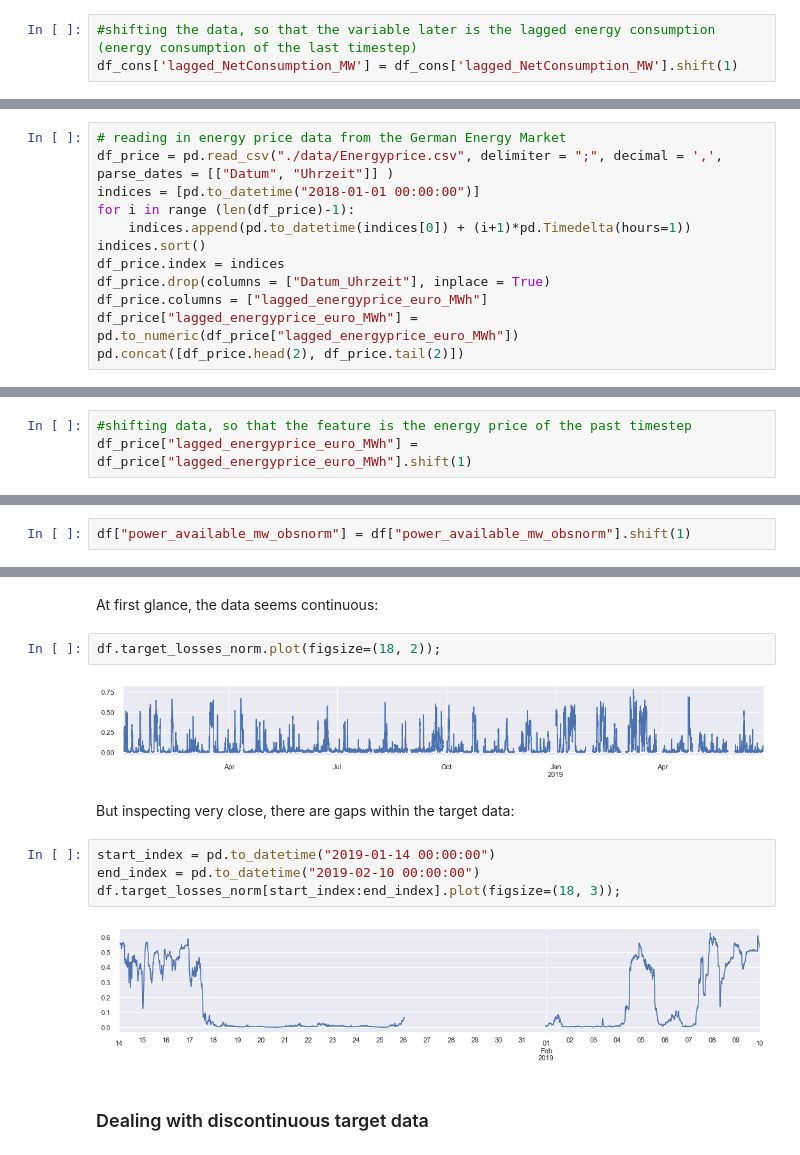
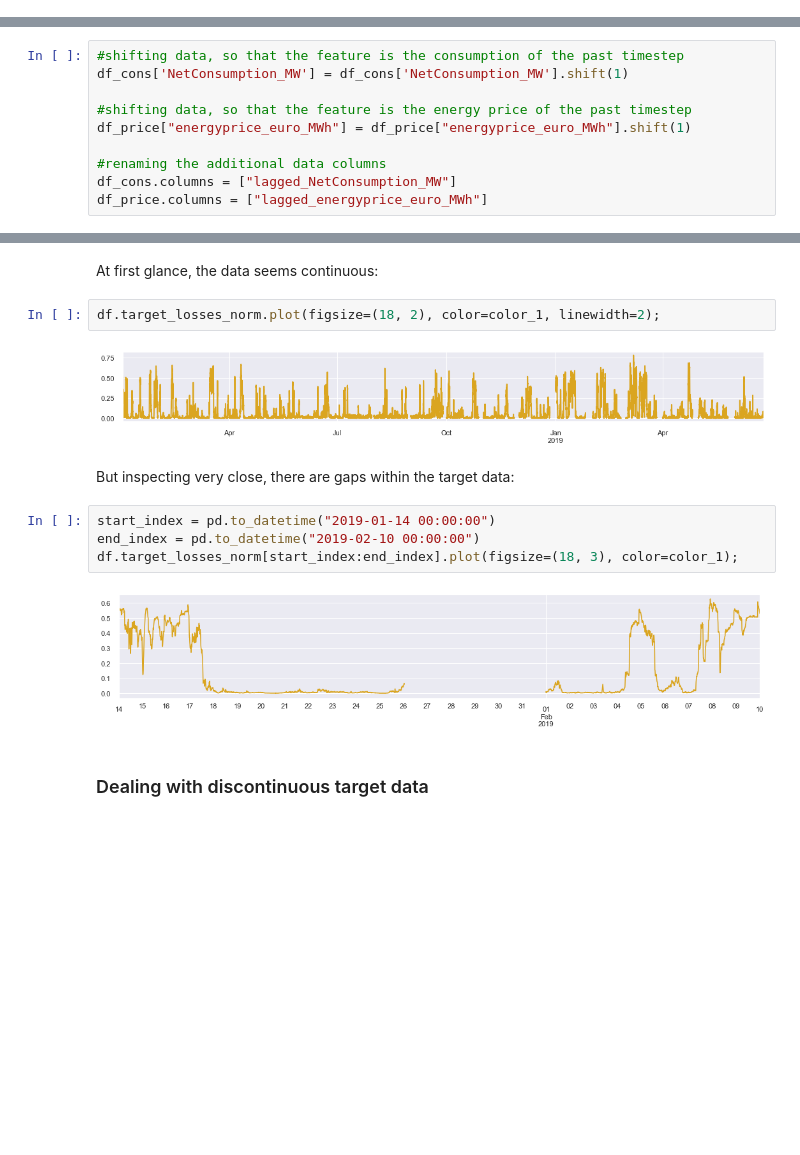
Before and after one commit to Tjade27/FeedInMngmt_prediction, a Jupyter notebook: FeedInMngmt_EDA.ipynb, the cells around one changed output, grey strips where cells are left out. Saved outputs shown, nothing was run; the diff lists cells and outputs as text; blank space fills up the shorter version.

Commit message:
figures and updates readme

```diff
--- a/FeedInMngmt_EDA.ipynb
+++ b/FeedInMngmt_EDA.ipynb
@@ -207,3 +260,0 @@ Considering that the Energy Consumption of the next time step would be another v
-# %%
-#shifting the data, so that the variable later is the lagged energy consumption (energy consumption of the last timestep)
-df_cons['lagged_NetConsumption_MW'] = df_cons['lagged_NetConsumption_MW'].shift(1)
@@ -212,12 +260,0 @@ df_cons['lagged_NetConsumption_MW'] = df_cons['lagged_NetConsumption_MW'].shift(
-# %%
-# reading in energy price data from the German Energy Market
-df_price = pd.read_csv("./data/Energyprice.csv", delimiter = ";", decimal = ',', parse_dates = [["Datum", "Uhrzeit"]] )
-indices = [pd.to_datetime("2018-01-01 00:00:00")]
-for i in range (len(df_price)-1):
-    indices.append(pd.to_datetime(indices[0]) + (i+1)*pd.Timedelta(hours=1))
-indices.sort()
-df_price.index = indices
-df_price.drop(columns = ["Datum_Uhrzeit"], inplace = True)
-df_price.columns = ["lagged_energyprice_euro_MWh"]
-df_price["lagged_energyprice_euro_MWh"] = pd.to_numeric(df_price["lagged_energyprice_euro_MWh"])
-pd.concat([df_price.head(2), df_price.tail(2)])
@@ -235,4 +261,11 @@ Considering that the Energy Price of the next time step would be another value t
 # %%
+#shifting data, so that the feature is the consumption of the past timestep
+df_cons['NetConsumption_MW'] = df_cons['NetConsumption_MW'].shift(1)
+
 #shifting data, so that the feature is the energy price of the past timestep
-df_price["lagged_energyprice_euro_MWh"] = df_price["lagged_energyprice_euro_MWh"].shift(1)
+df_price["energyprice_euro_MWh"] = df_price["energyprice_euro_MWh"].shift(1)
+
+#renaming the additional data columns
+df_cons.columns = ["lagged_NetConsumption_MW"]
+df_price.columns = ["lagged_energyprice_euro_MWh"]
 # %% [markdown]
@@ -254,2 +275,0 @@ Considering that the Available Power of the next time step would be another valu
-# %%
-df["power_available_mw_obsnorm"] = df["power_available_mw_obsnorm"].shift(1)
@@ -331,17 +358,17 @@ There are no duplicate timestamps in the dataframe.
 # %% [markdown]
 At first glance, the data seems continuous:
 # %%
-df.target_losses_norm.plot(figsize=(18, 2));
+df.target_losses_norm.plot(figsize=(18, 2), color=color_1, linewidth=2);
 # %% [output]
-[figure, old version]
+[figure, new version]
 # %% [markdown]
 But inspecting very close, there are gaps within the target data:
 # %%
 start_index = pd.to_datetime("2019-01-14 00:00:00")
 end_index = pd.to_datetime("2019-02-10 00:00:00")
-df.target_losses_norm[start_index:end_index].plot(figsize=(18, 3));
+df.target_losses_norm[start_index:end_index].plot(figsize=(18, 3), color=color_1);
 # %% [output]
-[figure, old version]
+[figure, new version]
 # %% [markdown]
 ### Dealing with discontinuous target data
 # %%
```
Also changed, not shown: parts of 47 cells of this notebook, 5 other files.
